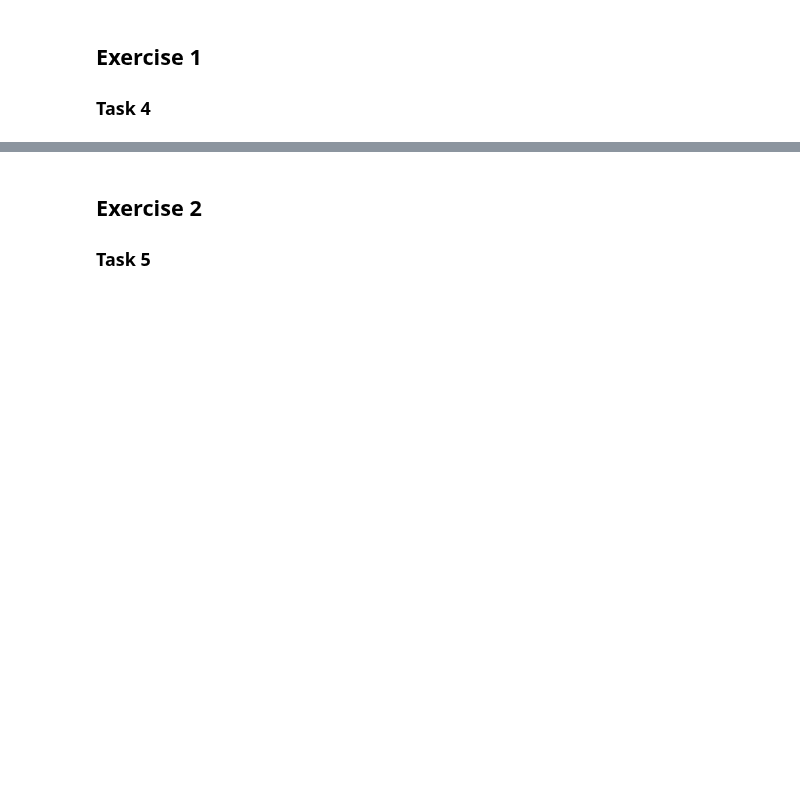
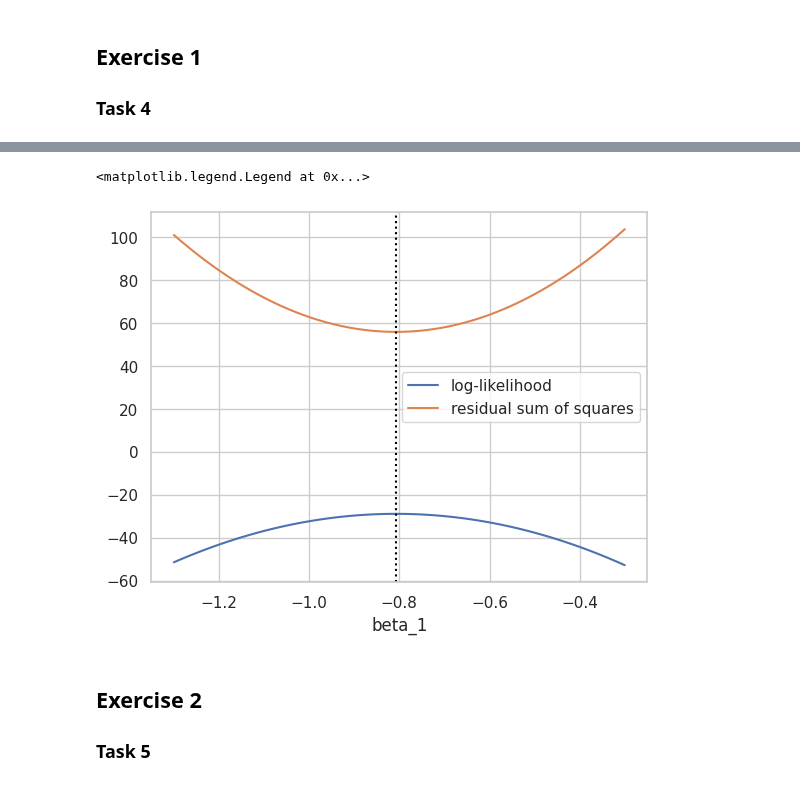
Before and after one commit to emit33/MLE, a Jupyter notebook: sheet08/MLE25_sheet08.ipynb, the cells around one changed output, grey strips where cells are left out. Cells and saved outputs as stored; diff of their text form; code cells hidden in the pictures; blank space fills up the shorter version.

```diff
--- a/sheet08/MLE25_sheet08.ipynb
+++ b/sheet08/MLE25_sheet08.ipynb
@@ -33,5 +58,27 @@ y =  # TODO: Implement data generating function
 # %%
 # TODO: Plot the log likelihood and the RSS as a function of beta1. Show visually that MLE and OLS are equivalent for linear regression.
+window = 1
+n_steps = 60
+beta1s = np.linspace(beta1-window/2,beta1+window/2, n_steps)
+
+# Calculate log likelihoods and RSSs
+lls = np.array([
+    np.log(1/np.sqrt(2*np.pi*sigma**2)* np.exp(-sigma**2/2 * np.dot(y-beta0-b1*x,y-beta0-b1*x))) for b1 in beta1s
+    ])
+
+RSSs = np.array([np.dot(y-beta0-b1*x,y-beta0-b1*x) for b1 in beta1s])
+
+# Plot
+plt.plot(beta1s, lls, label = 'log-likelihood')
+plt.plot(beta1s, RSSs, label = 'residual sum of squares')
+
+beta_hat = reg.coef_[1]
+plt.axvline(beta_hat, linestyle = 'dotted', c = 'black')
+plt.xlabel('beta_1')
+plt.legend()
+# %% [output]
+<matplotlib.legend.Legend at 0x...>
+[figure, added]
 # %% [markdown]
 ## Exercise 2
 ### Task 5
```
Also changed, not shown: parts of 5 cells of this notebook.
